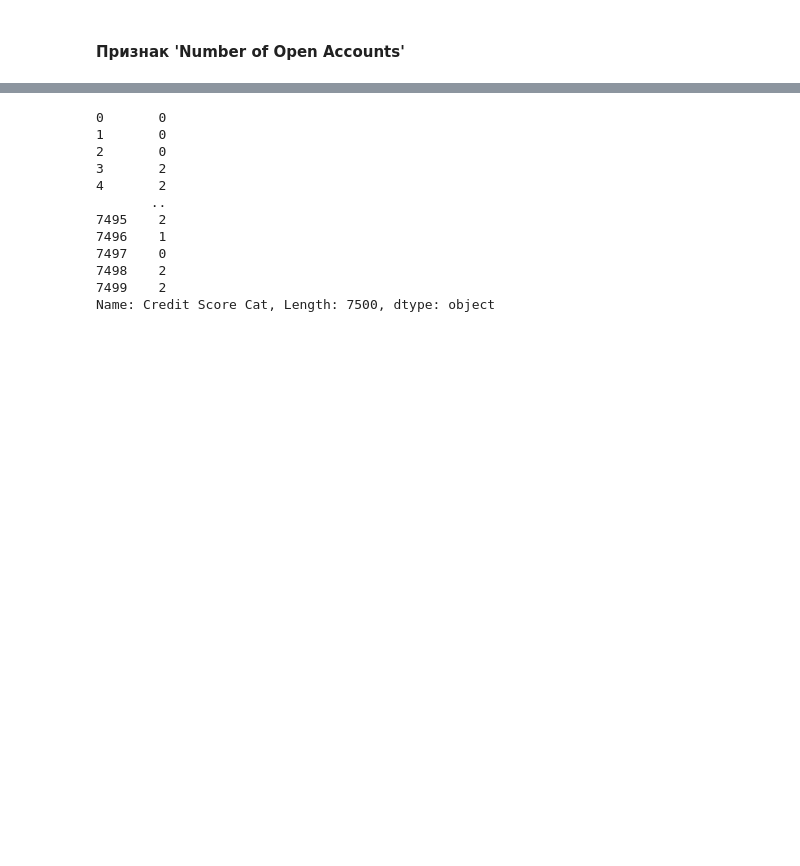
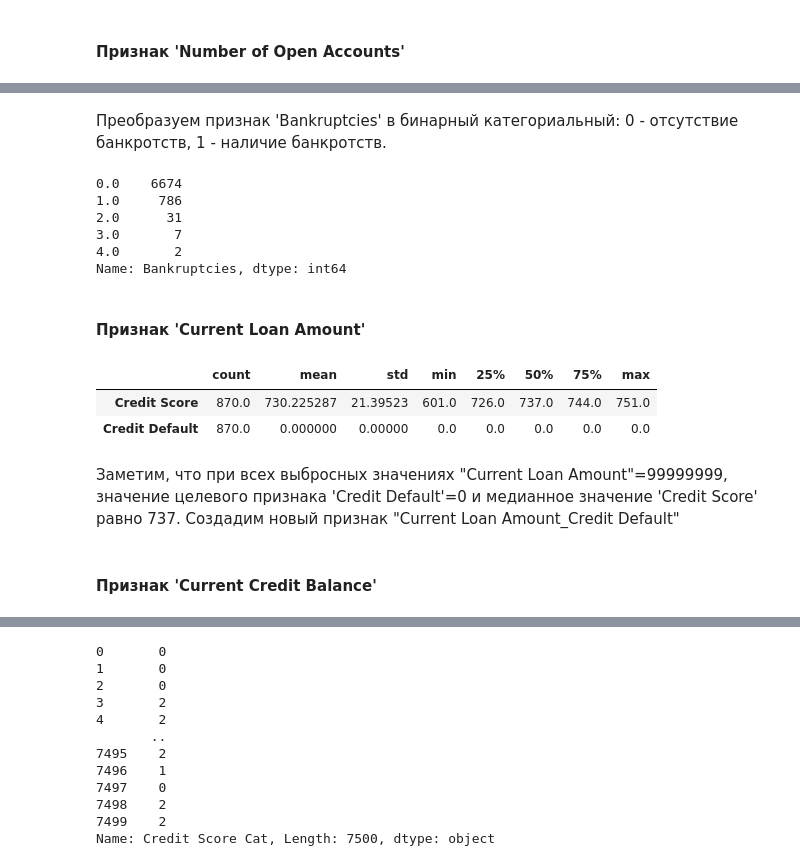
Before and after one commit to damkh/gb_py_data_sci_2020-07-20, a Jupyter notebook: course_project/DB_Khamadiyarov_Course_project_v6.ipynb, the cells around one changed output, grey strips where cells are left out. Cells and saved outputs as stored; diff of their text form; code cells hidden in the pictures; blank space fills up the shorter version.

```diff
--- a/course_project/DB_Khamadiyarov_Course_project_v6.ipynb
+++ b/course_project/DB_Khamadiyarov_Course_project_v6.ipynb
@@ -525,3 +401,0 @@ We see that the target variable in these lines is 0 and the "Credit score" value
-# %%
-train['Loan Amount Cat'] = 1
-train.loc[train['Current Loan Amount'] == 99999999.0, 'Loan Amount Cat'] = 0
@@ -575,0 +464,11 @@ plt.hist((default, not_default),
+# %% [markdown]
+Преобразуем признак 'Bankruptcies' в бинарный категориальный: 0 - отсутствие банкротств, 1 - наличие банкротств.
+# %%
+train['Bankruptcies'].value_counts()
+# %% [output]
+0.0    6674
+1.0     786
+2.0      31
+3.0       7
+4.0       2
+Name: Bankruptcies, dtype: int64
@@ -575,0 +480,2 @@ plt.hist((default, not_default),
+# %% [markdown]
+#### Признак 'Current Loan Amount'
@@ -575,0 +484,8 @@ plt.hist((default, not_default),
+# %%
+train.loc[(train["Current Loan Amount"] == 99999999), ['Credit Score', 'Credit Default']].describe().T
+# %% [output]
+|  | count | mean | std | min | 25% | 50% | 75% | max |
+| Credit Score | 870.0 | 730.225287 | 21.39523 | 601.0 | 726.0 | 737.0 | 744.0 | 751.0 |
+| Credit Default | 870.0 | 0.000000 | 0.00000 | 0.0 | 0.0 | 0.0 | 0.0 | 0.0 |
+# %% [markdown]
+Заметим, что при всех выбросных значениях "Current Loan Amount"=99999999, значение целевого признака 'Credit Default'=0 и медианное значение 'Credit Score' равно 737. Создадим новый признак "Current Loan Amount_Credit Default"
@@ -575,0 +497,2 @@ plt.hist((default, not_default),
+# %% [markdown]
+#### Признак 'Current Credit Balance'
```
Also changed, not shown: parts of 213 cells of this notebook, 14 other files.
